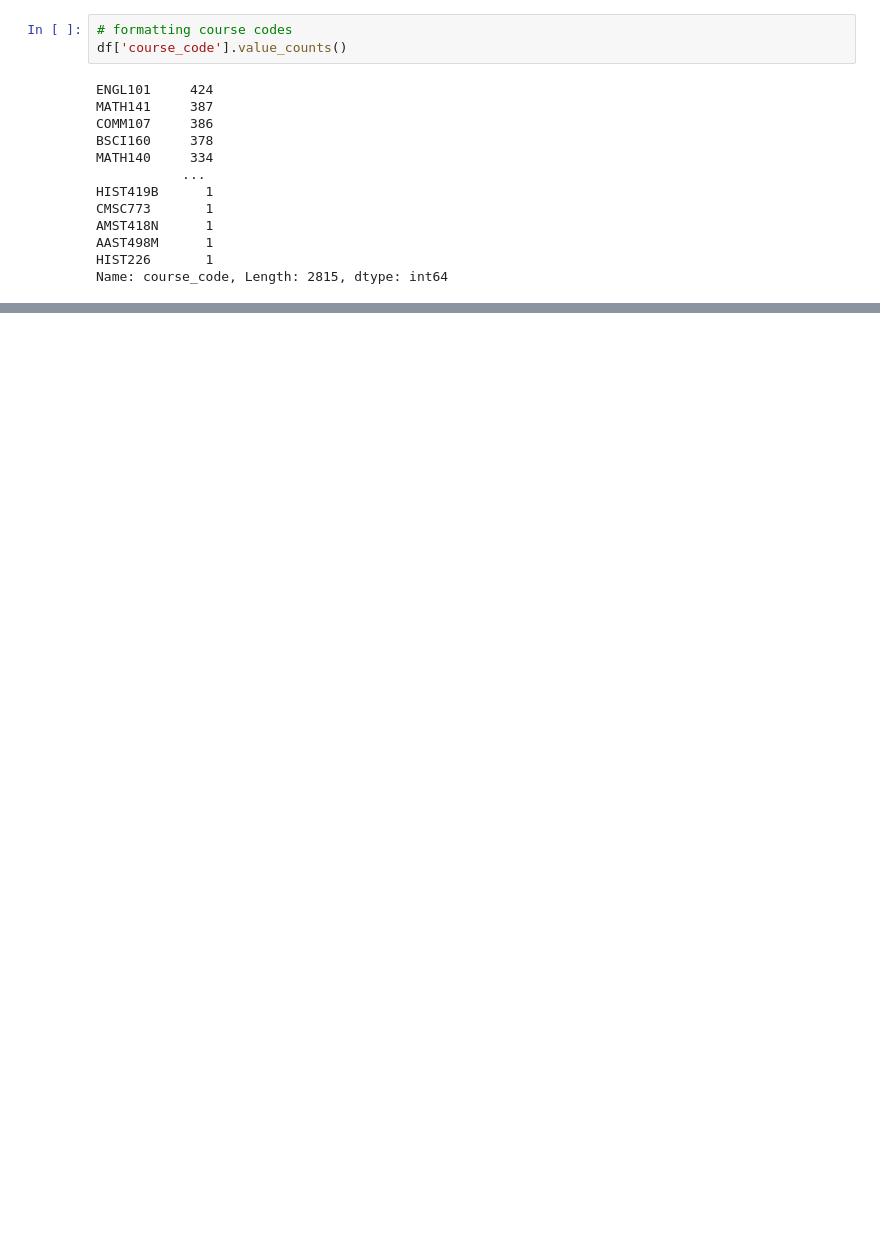
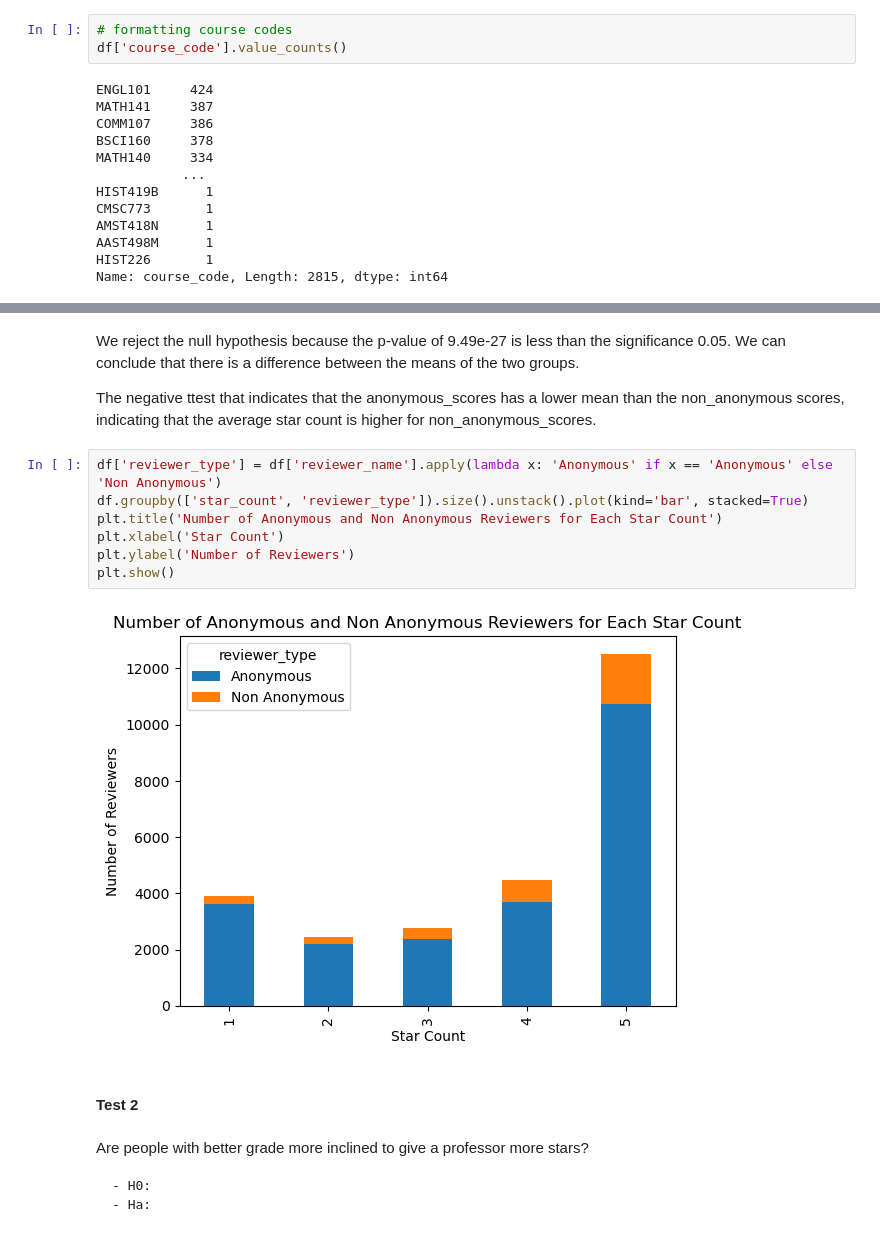
Before and after one commit to ShreenidhiAyinala/Planetterp-Course-Review-Data-Exploration-NLP-Methods, a Jupyter notebook: Shreenidhi_planetterp.ipynb, the cells around one changed output, grey strips where cells are left out. Drawn from its saved outputs; the diff is of its cells as text; blank space fills up the shorter version.

```diff
--- a/Shreenidhi_planetterp.ipynb
+++ b/Shreenidhi_planetterp.ipynb
@@ -268,0 +268,20 @@ The negative ttest that indicates that the anonymous_scores has a lower mean tha
+# %% [markdown]
+We reject the null hypothesis because the p-value of 9.49e-27 is less than the significance 0.05. We can conclude that there is a difference between the means of the two groups.
+
+The negative ttest that indicates that the anonymous_scores has a lower mean than the non_anonymous scores, indicating that the average star count is higher for non_anonymous_scores.
+# %%
+df['reviewer_type'] = df['reviewer_name'].apply(lambda x: 'Anonymous' if x == 'Anonymous' else 'Non Anonymous')
+df.groupby(['star_count', 'reviewer_type']).size().unstack().plot(kind='bar', stacked=True)
+plt.title('Number of Anonymous and Non Anonymous Reviewers for Each Star Count')
+plt.xlabel('Star Count')
+plt.ylabel('Number of Reviewers')
+plt.show()
+# %% [output]
+[figure, added]
+# %% [markdown]
+#### Test 2
+# %% [markdown]
+Are people with better grade more inclined to give a professor more stars?
+
+    - H0:
+    - Ha:
```
Also changed, not shown: parts of 19 cells of this notebook.
